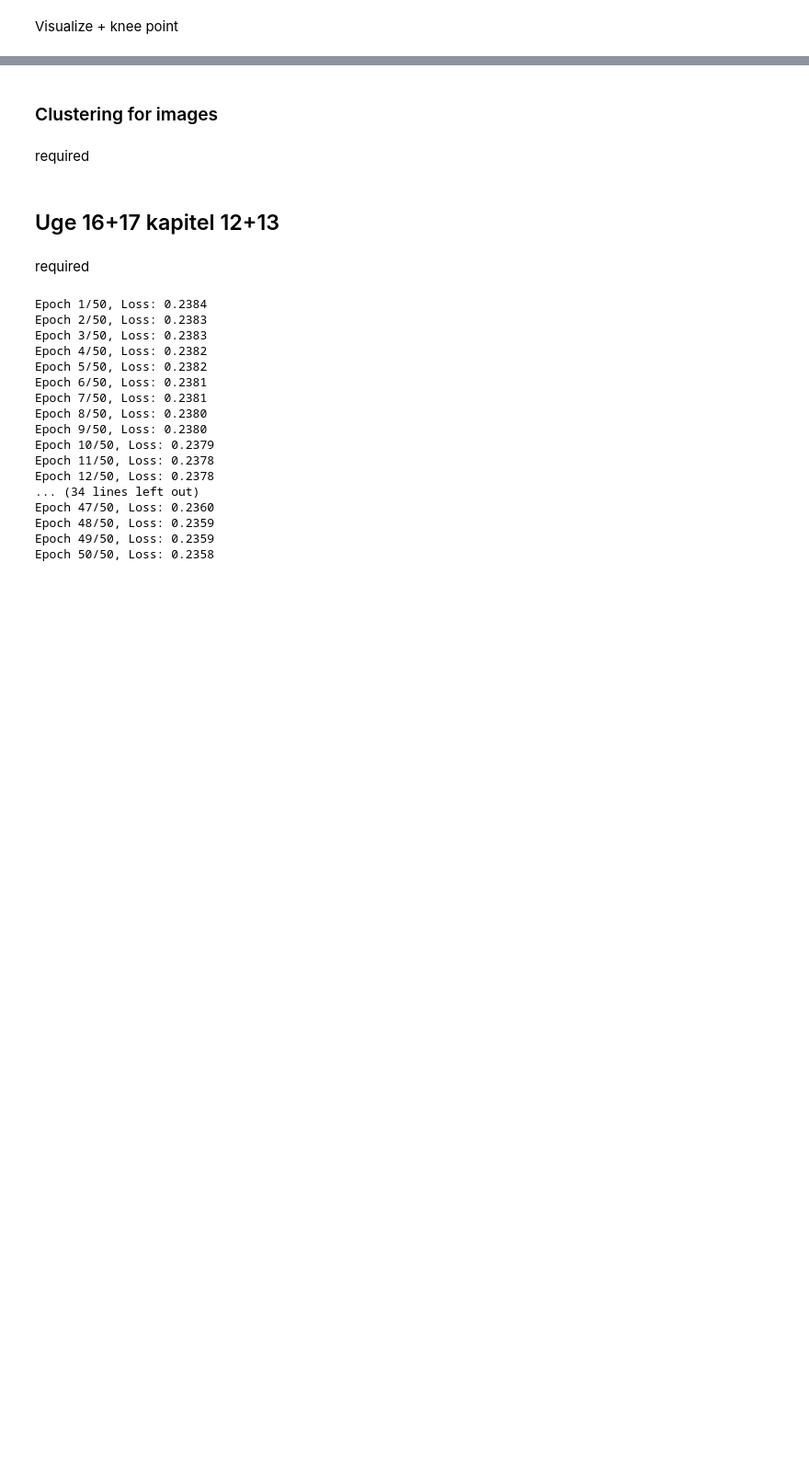
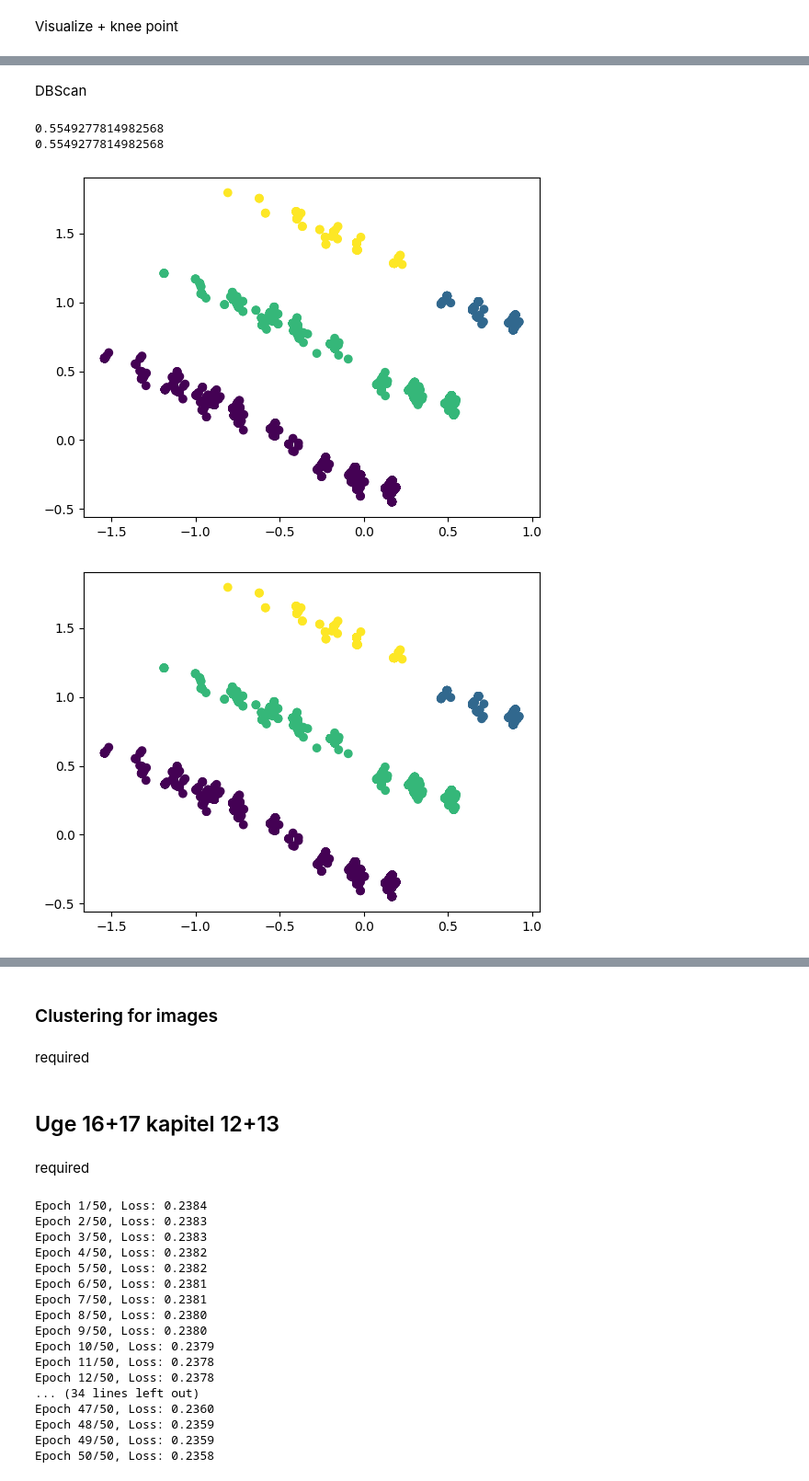
Before and after one commit to Alex9667/PetfinderPawpularityScore, a Jupyter notebook: app.ipynb, the cells around one changed output, grey strips where cells are left out. Shown: that part at 92% size. Saved outputs shown, nothing was run; the diff lists cells and outputs as text; code cells hidden in the pictures; blank space fills up the shorter version.

```diff
--- a/app.ipynb
+++ b/app.ipynb
@@ -273,0 +321,21 @@ plt.savefig("static/kmeans_elbowgraph.png")
+# %% [markdown]
+DBScan
+# %%
+from sklearn.cluster import DBSCAN
+eps = 0.3
+fig1, ax1 = plt.subplots()
+dbscan = DBSCAN(eps=eps, min_samples=2)
+y= dbscan.fit_predict(X_pca)
+ax1.scatter(X_pca[:,0], X_pca[:,1], c=y)
+print(metrics.silhouette_score(X_pca, y))
+
+fig2, ax2 = plt.subplots()
+dbscan_scaled = DBSCAN(eps=eps, min_samples=2)
+y_scaled= dbscan_scaled.fit_predict(X_pca_scaled)
+ax2.scatter(X_pca_scaled[:,0], X_pca_scaled[:,1], c=y_scaled)
+print(metrics.silhouette_score(X_pca_scaled, y_scaled))
+# %% [output]
+0.5549277814982568
+0.5549277814982568
+[figure, added]
+[figure, added]
```
Also changed, not shown: parts of 5 cells of this notebook, 9 other files.
